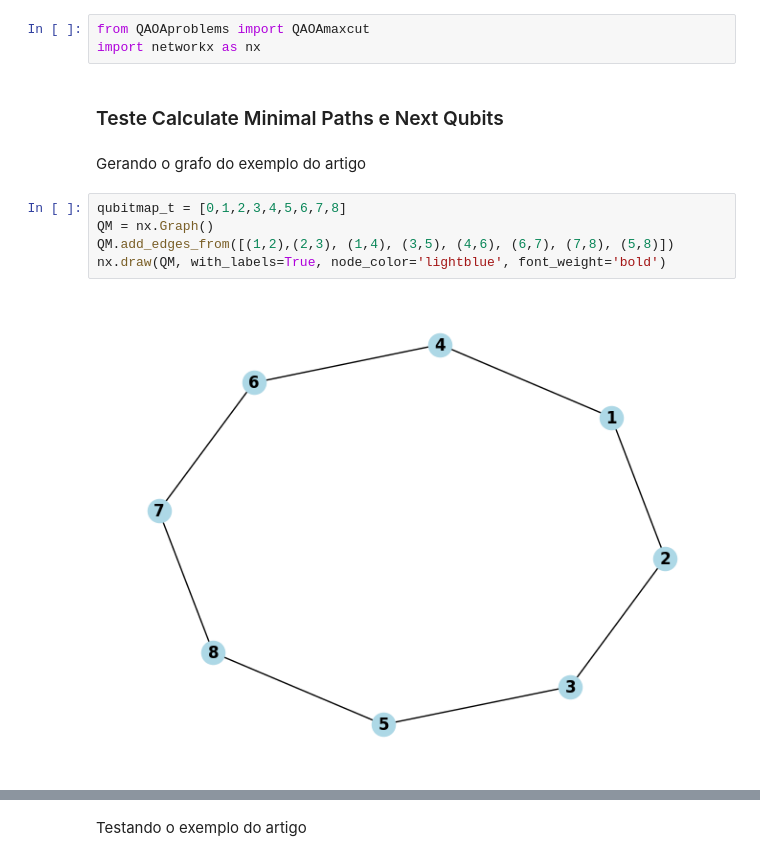
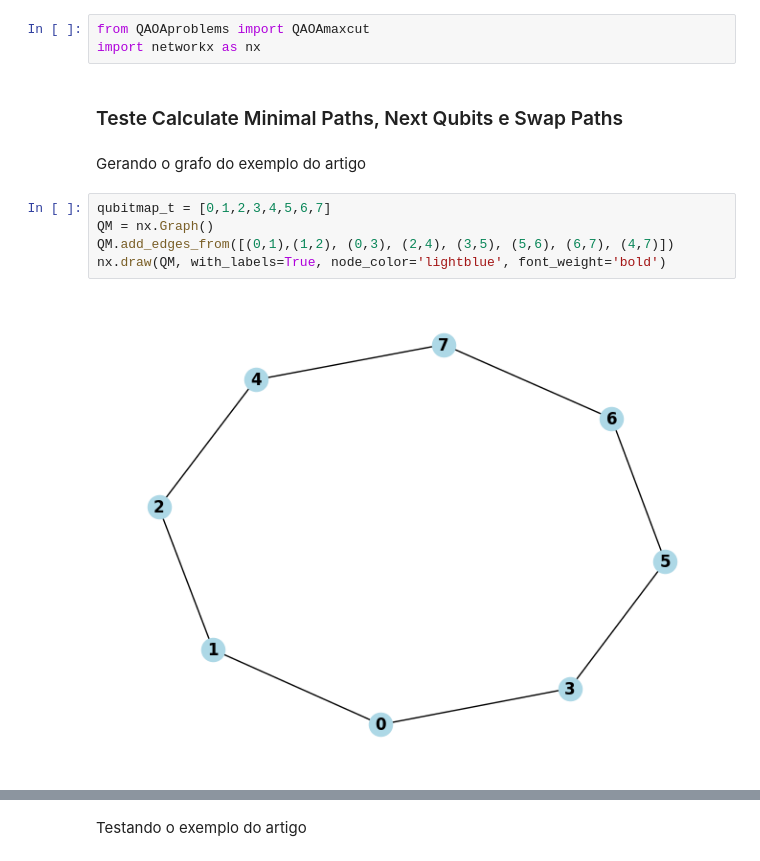
Before and after one commit to thiagom123/qbitmap, a Jupyter notebook: testDecoding.ipynb, the cells around one changed output, grey strips where cells are left out. Cells and saved outputs as stored; diff of their text form.

```diff
--- a/testDecoding.ipynb
+++ b/testDecoding.ipynb
@@ -2,13 +2,13 @@
 from QAOAproblems import QAOAmaxcut
 import networkx as nx
 # %% [markdown]
-### Teste Calculate Minimal Paths e Next Qubits
+### Teste Calculate Minimal Paths,  Next Qubits e Swap Paths
 # %% [markdown]
 Gerando o grafo do exemplo do artigo
 # %%
-qubitmap_t = [0,1,2,3,4,5,6,7,8]
+qubitmap_t = [0,1,2,3,4,5,6,7]
 QM = nx.Graph()
-QM.add_edges_from([(1,2),(2,3), (1,4), (3,5), (4,6), (6,7), (7,8), (5,8)])
+QM.add_edges_from([(0,1),(1,2), (0,3), (2,4), (3,5), (5,6), (6,7), (4,7)])
 nx.draw(QM, with_labels=True, node_color='lightblue', font_weight='bold')
 # %% [output]
-[figure, old version]
+[figure, new version]
```
Also changed, not shown: parts of 16 cells of this notebook, 1 other file.
